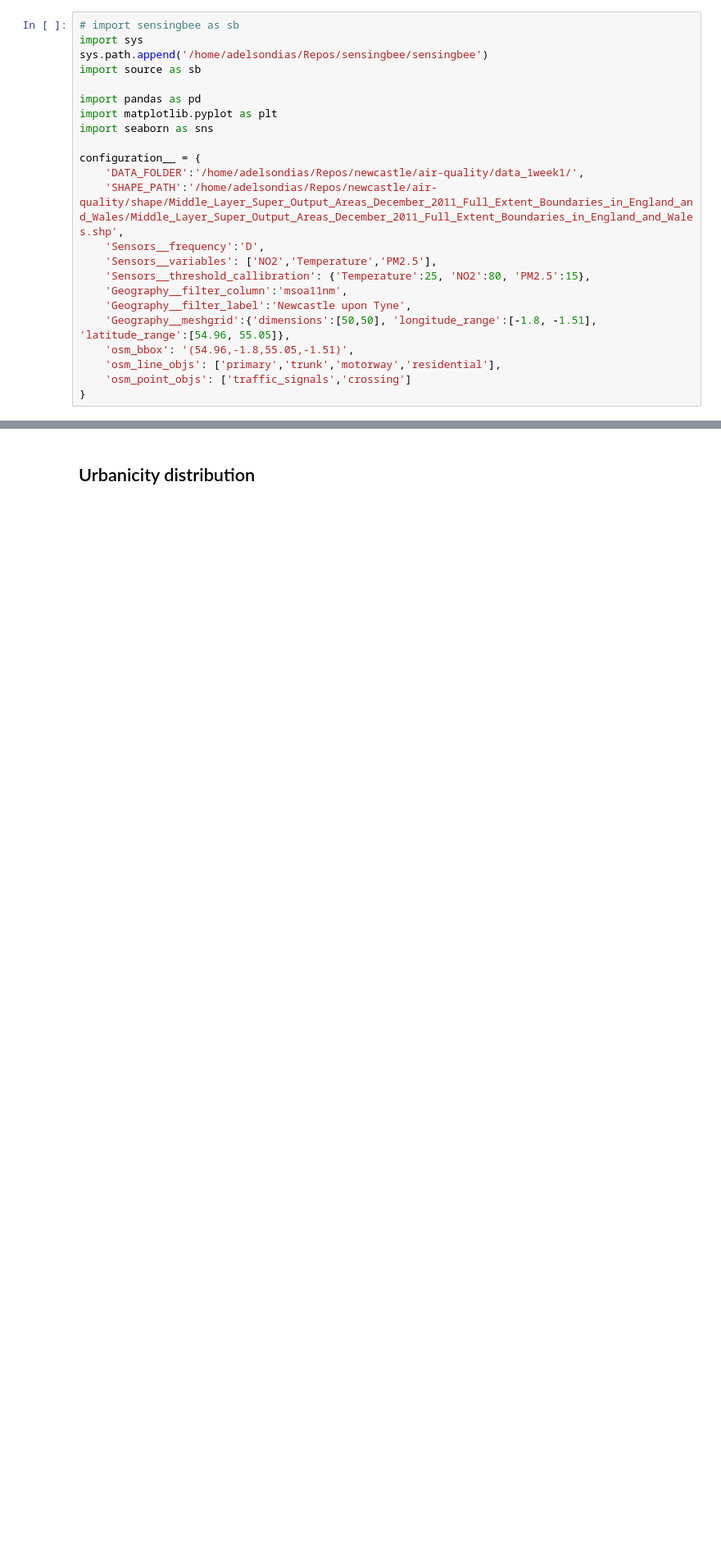
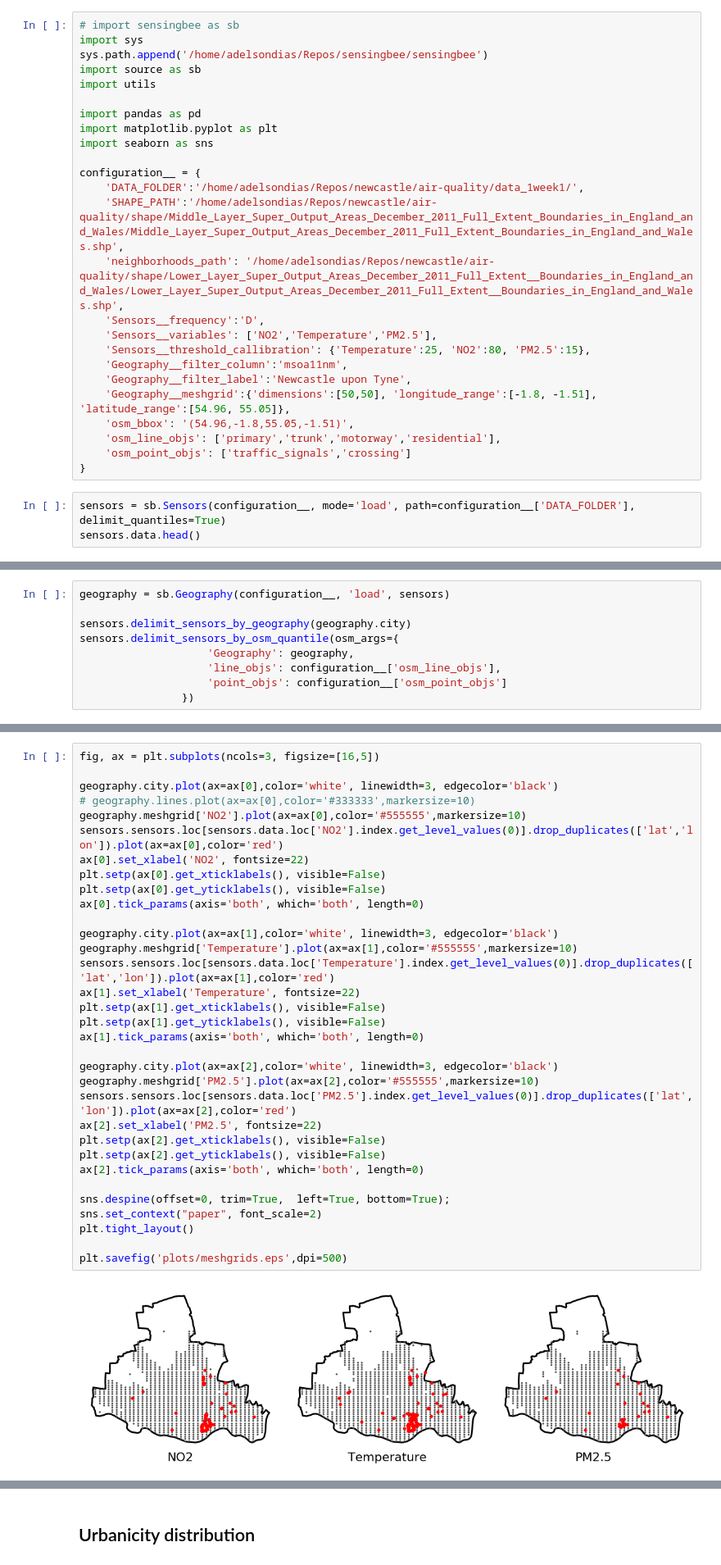
Before and after one commit to adaj/sensingbee, a Jupyter notebook: deprecated/urbanicity.ipynb, the cells around one changed output, grey strips where cells are left out. Shown at 82% size. Drawn from its saved outputs; the diff is of its cells as text; blank space fills up the shorter version.

```diff
--- a/examples/urbanicity.ipynb
+++ b/deprecated/urbanicity.ipynb
@@ -3,6 +3,7 @@
 import sys
 sys.path.append('/home/adelsondias/Repos/sensingbee/sensingbee')
 import source as sb
+import utils
 
 import pandas as pd
 import matplotlib.pyplot as plt
@@ -11,6 +12,7 @@ import seaborn as sns
 configuration__ = {
     'DATA_FOLDER':'/home/adelsondias/Repos/newcastle/air-quality/data_1week1/',
     'SHAPE_PATH':'/home/adelsondias/Repos/newcastle/air-quality/shape/Middle_Layer_Super_Output_Areas_December_2011_Full_Extent_Boundaries_in_England_and_Wales/Middle_Layer_Super_Output_Areas_December_2011_Full_Extent_Boundaries_in_England_and_Wales.shp',
+    'neighborhoods_path': '/home/adelsondias/Repos/newcastle/air-quality/shape/Lower_Layer_Super_Output_Areas_December_2011_Full_Extent__Boundaries_in_England_and_Wales/Lower_Layer_Super_Output_Areas_December_2011_Full_Extent__Boundaries_in_England_and_Wales.shp',
     'Sensors__frequency':'D',
     'Sensors__variables': ['NO2','Temperature','PM2.5'],
     'Sensors__threshold_callibration': {'Temperature':25, 'NO2':80, 'PM2.5':15},
@@ -21,3 +23,6 @@ configuration__ = {
     'osm_line_objs': ['primary','trunk','motorway','residential'],
     'osm_point_objs': ['traffic_signals','crossing']
 }
+# %%
+sensors = sb.Sensors(configuration__, mode='load', path=configuration__['DATA_FOLDER'], delimit_quantiles=True)
+sensors.data.head()
@@ -23,0 +37,9 @@ configuration__ = {
+# %%
+geography = sb.Geography(configuration__, 'load', sensors)
+
+sensors.delimit_sensors_by_geography(geography.city)
+sensors.delimit_sensors_by_osm_quantile(osm_args={
+                    'Geography': geography,
+                    'line_objs': configuration__['osm_line_objs'],
+                    'point_objs': configuration__['osm_point_objs']
+                })
@@ -24 +48,36 @@ configuration__ = {
+# %%
+fig, ax = plt.subplots(ncols=3, figsize=[16,5])
+
+geography.city.plot(ax=ax[0],color='white', linewidth=3, edgecolor='black')
+# geography.lines.plot(ax=ax[0],color='#333333',markersize=10)
+geography.meshgrid['NO2'].plot(ax=ax[0],color='#555555',markersize=10)
+sensors.sensors.loc[sensors.data.loc['NO2'].index.get_level_values(0)].drop_duplicates(['lat','lon']).plot(ax=ax[0],color='red')
+ax[0].set_xlabel('NO2', fontsize=22)
+plt.setp(ax[0].get_xticklabels(), visible=False)
+plt.setp(ax[0].get_yticklabels(), visible=False)
+ax[0].tick_params(axis='both', which='both', length=0)
+
+geography.city.plot(ax=ax[1],color='white', linewidth=3, edgecolor='black')
+geography.meshgrid['Temperature'].plot(ax=ax[1],color='#555555',markersize=10)
+sensors.sensors.loc[sensors.data.loc['Temperature'].index.get_level_values(0)].drop_duplicates(['lat','lon']).plot(ax=ax[1],color='red')
+ax[1].set_xlabel('Temperature', fontsize=22)
+plt.setp(ax[1].get_xticklabels(), visible=False)
+plt.setp(ax[1].get_yticklabels(), visible=False)
+ax[1].tick_params(axis='both', which='both', length=0)
+
+geography.city.plot(ax=ax[2],color='white', linewidth=3, edgecolor='black')
+geography.meshgrid['PM2.5'].plot(ax=ax[2],color='#555555',markersize=10)
+sensors.sensors.loc[sensors.data.loc['PM2.5'].index.get_level_values(0)].drop_duplicates(['lat','lon']).plot(ax=ax[2],color='red')
+ax[2].set_xlabel('PM2.5', fontsize=22)
+plt.setp(ax[2].get_xticklabels(), visible=False)
+plt.setp(ax[2].get_yticklabels(), visible=False)
+ax[2].tick_params(axis='both', which='both', length=0)
+
+sns.despine(offset=0, trim=True,  left=True, bottom=True);
+sns.set_context("paper", font_scale=2)
+plt.tight_layout()
+
+plt.savefig('plots/meshgrids.eps',dpi=500)
+# %% [output]
+[figure, added]
 # %%
```
Also changed, not shown: parts of 6 cells of this notebook, 48 other files.
